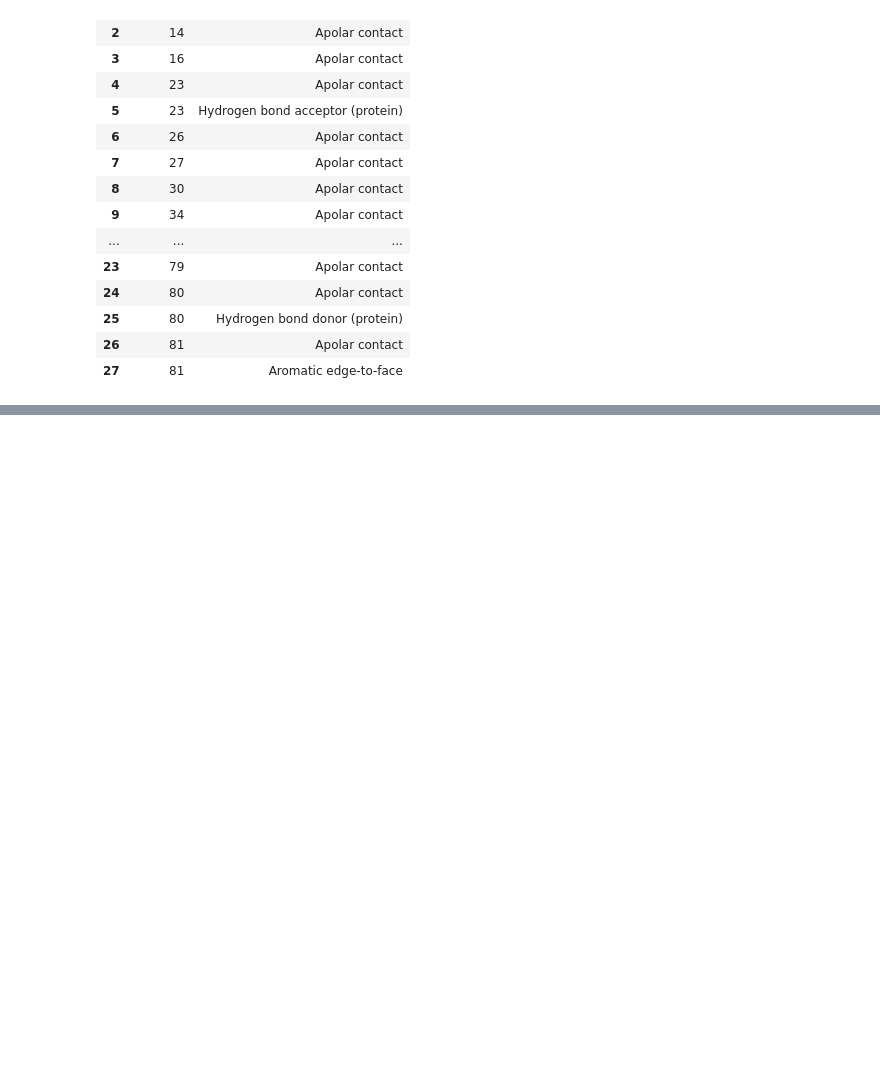
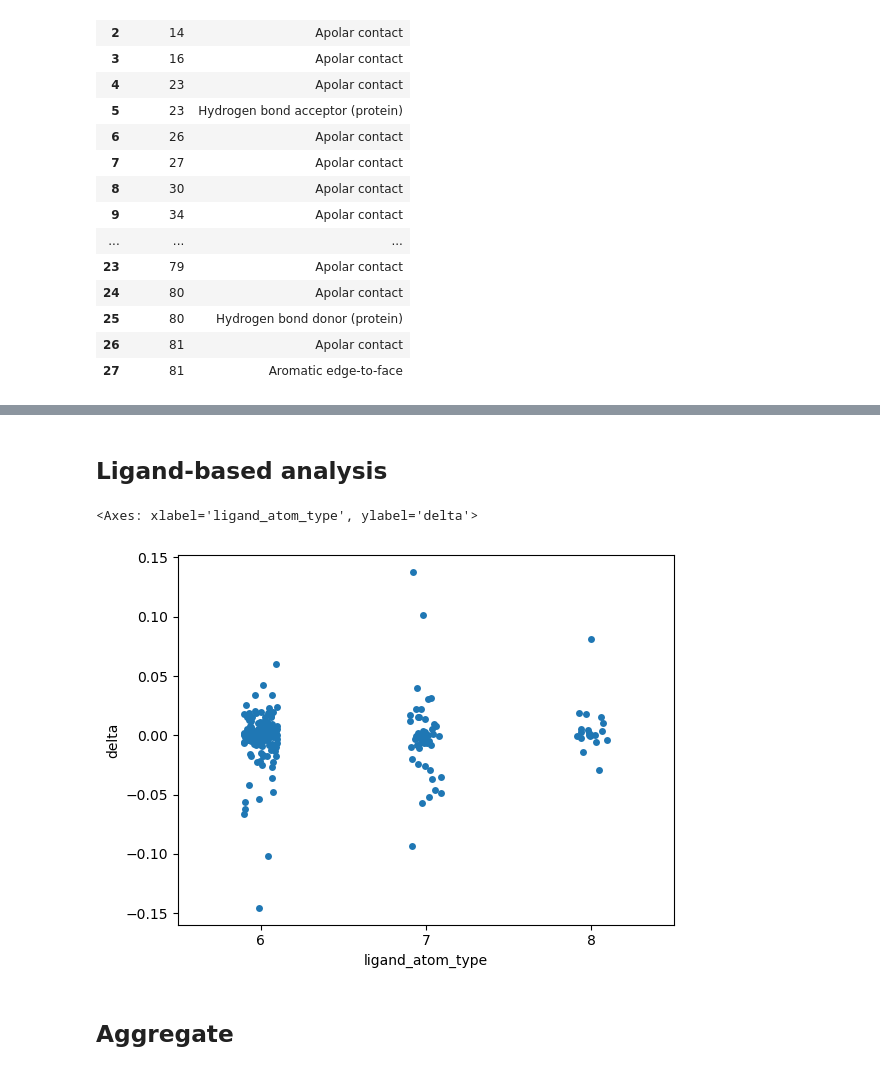
Before and after one commit to volkamerlab/kinodata-3D-affinity-prediction, a Jupyter notebook: examples/residue_matching.ipynb, the cells around one changed output, grey strips where cells are left out. Drawn from its saved outputs; the diff is of its cells as text; code cells hidden in the pictures; blank space fills up the shorter version.

Commit message:
trying to find delta correlations

```diff
--- a/examples/residue_matching.ipynb
+++ b/examples/residue_matching.ipynb
@@ -208,0 +209,35 @@ sns.stripplot(deltas_klifs, y='delta', x='residue.subst_id', hue='klifs_interact
+# %% [markdown]
+## Ligand-based analysis
+# %%
+all_deltas = list()
+for _, row in tqdm.tqdm(identaids.iterrows(), total=len(identaids)):
+    try:
+        ident = row['activities.activity_id'] # identaids.set_index('ident').loc[44811]['activities.activity_id']
+        demo_data = dataset[key[ident]]
+        n_pocket = len(demo_data['pocket']['z'])
+        n_ligand = len(demo_data['ligand']['z'])
+
+        deltas = pd.read_csv(f'../data/crocodoc_out/delta_{identaids.set_index("activities.activity_id").loc[ident]["ident"]}.csv')
+        deltas['ligand_node'] = [max(row['source_node'], row['target_node']) - n_pocket for _, row in deltas.iterrows()]
+        ligand_df = pd.DataFrame({'atom_id': np.arange(n_ligand), 'ligand_atom_type': demo_data['ligand']['z']})
+        deltas = deltas.merge(ligand_df, left_on='ligand_node', right_on='atom_id')
+
+        all_deltas.append(deltas)
+    except:
+        pass
+deltas = pd.concat(all_deltas)
+
+
+
+n_pocket = len(pocket_df)
+deltas['ligand_node'] = [max(row['source_node'], row['target_node']) - n_pocket for _, row in deltas.iterrows()]
+n_ligand = len(demo_data['ligand']['z'])
+ligand_df = pd.DataFrame({'atom_id': np.arange(n_ligand), 'ligand_atom_type': demo_data['ligand']['z']})
+deltas = deltas.merge(ligand_df, left_on='ligand_node', right_on='atom_id')
+# %%
+sns.stripplot(deltas, y='delta', x='ligand_atom_type')
+# %% [output]
+<Axes: xlabel='ligand_atom_type', ylabel='delta'>
+[figure, added]
+# %% [markdown]
+## Aggregate
```
Also changed, not shown: parts of 21 cells of this notebook.
